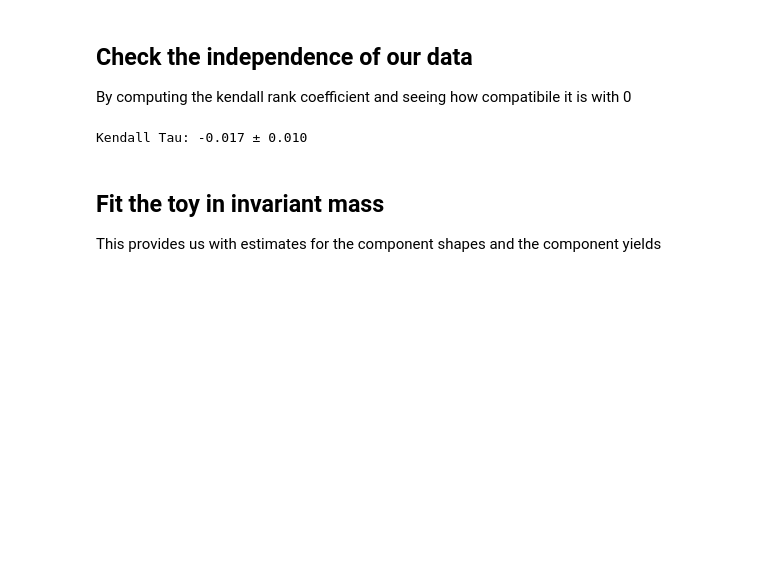
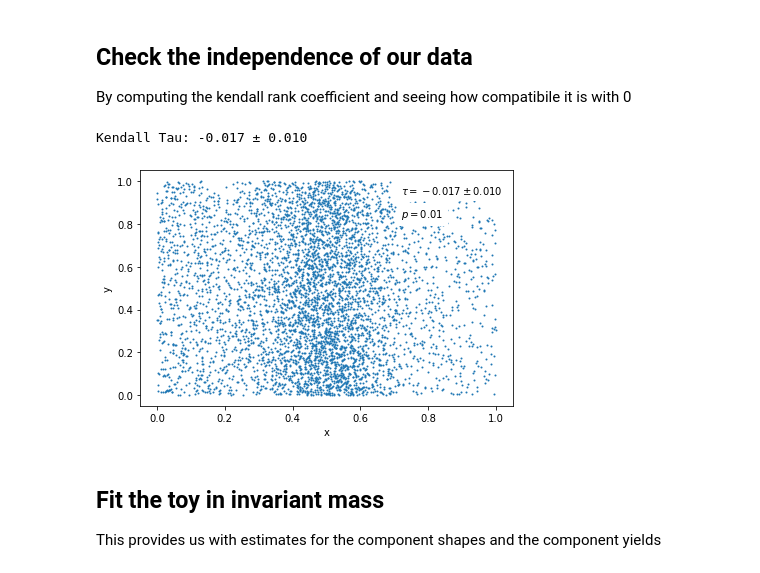
Before and after one commit to sweights/sweights, a Jupyter notebook: doc/tutorial.ipynb, the cells around one changed output. Saved outputs shown, nothing was run; the diff lists cells and outputs as text; code cells hidden in the pictures; blank space fills up the shorter version.

```diff
--- a/doc/tutorial.ipynb
+++ b/doc/tutorial.ipynb
@@ -185,8 +185,10 @@ By computing the kendall rank coefficient and seeing how compatibile it is with
 # %%
 kts = kendall_tau(toy[:,0],toy[:,1])
 print('Kendall Tau:', pdg_format( kts[0], kts[1] ) )
+plot_indep_scatter(toy[:,0],toy[:,1],reduction_factor=2);
 # %% [output]
 Kendall Tau: -0.017 ± 0.010
+[figure, added]
 # %% [markdown]
 ## Fit the toy in invariant mass
 
```
Also changed, not shown: parts of 6 cells of this notebook, 12 other files.
